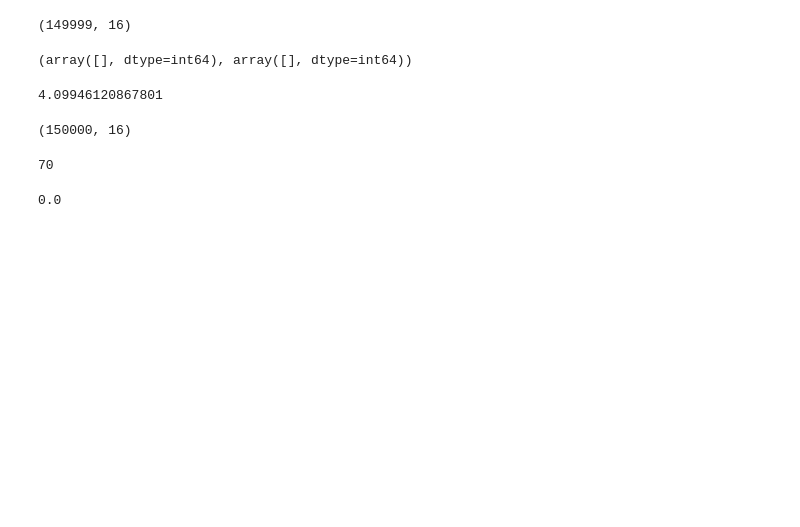
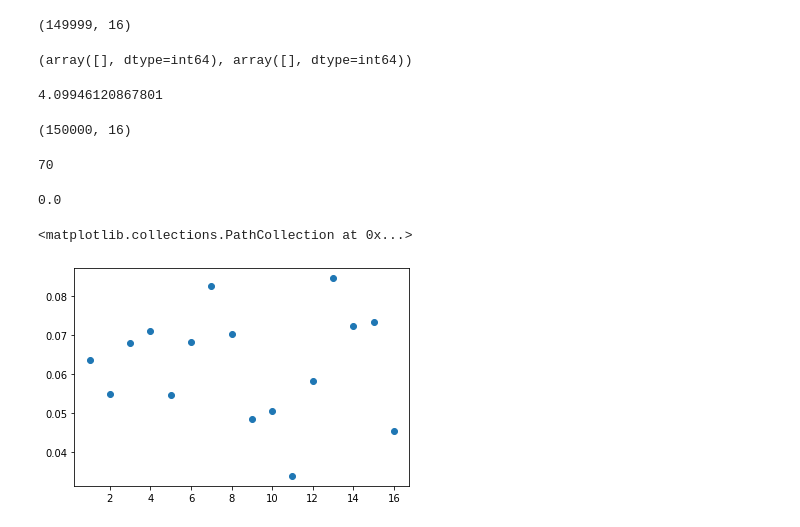
Before and after one commit to samirchowd/floodfill, a Jupyter notebook: rewrite/flood.ipynb, the cells around one changed output. Cells and saved outputs as stored; diff of their text form; code cells hidden in the pictures; blank space fills up the shorter version.

Commit message:
Saved timing from OG detect_spikes

```diff
--- a/rewrite/flood.ipynb
+++ b/rewrite/flood.ipynb
@@ -68,3 +68,19 @@ res_bin = np.zeros(data.shape)
 res_bin[1][2]
 # %% [output]
 0.0
+# %%
+index = np.diff(np.sign(data-strong), axis=0) > 0
+ix = []
+# BC: Replace for loops with list-comprehension / lambda
+for i in range(index.shape[1]):
+    ix.append(np.where(index[:,i] == True))
+
+for i in range(len(ix)):
+    ix[i] = ix[i][0]
+bruh = [np.where(i == True)[0] for i in index.transpose()]
+chanSpikes = [x.shape[0] for x in bruh]
+chanSpikes = [x/sum(chanSpikes) for x in chanSpikes]
+plt.plot()
+# %% [output]
+<matplotlib.collections.PathCollection at 0x...>
+[figure, added]
```
Also changed, not shown: 3 other files.
